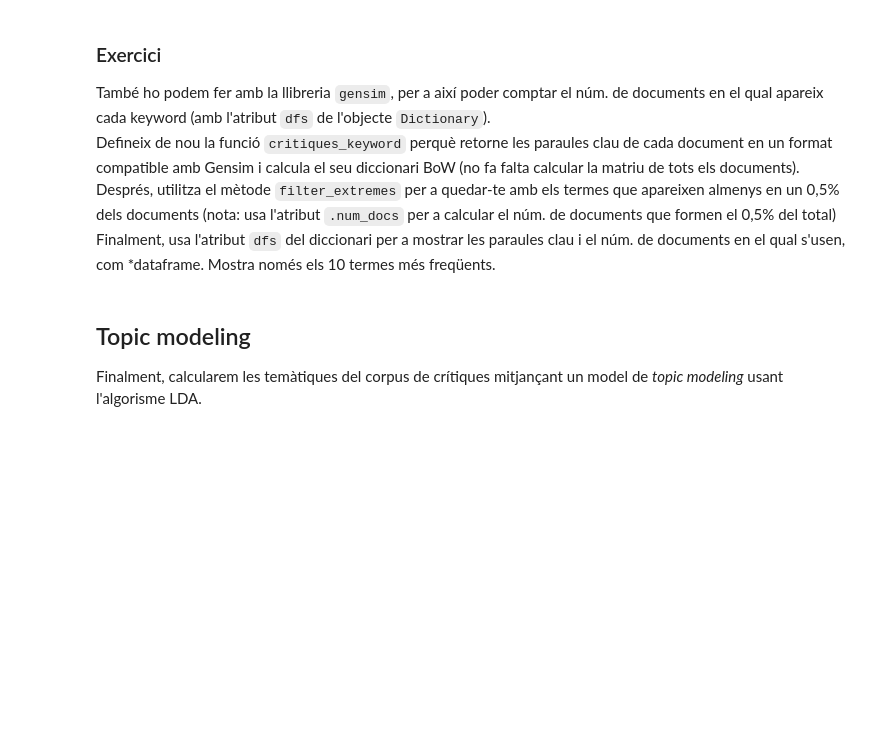
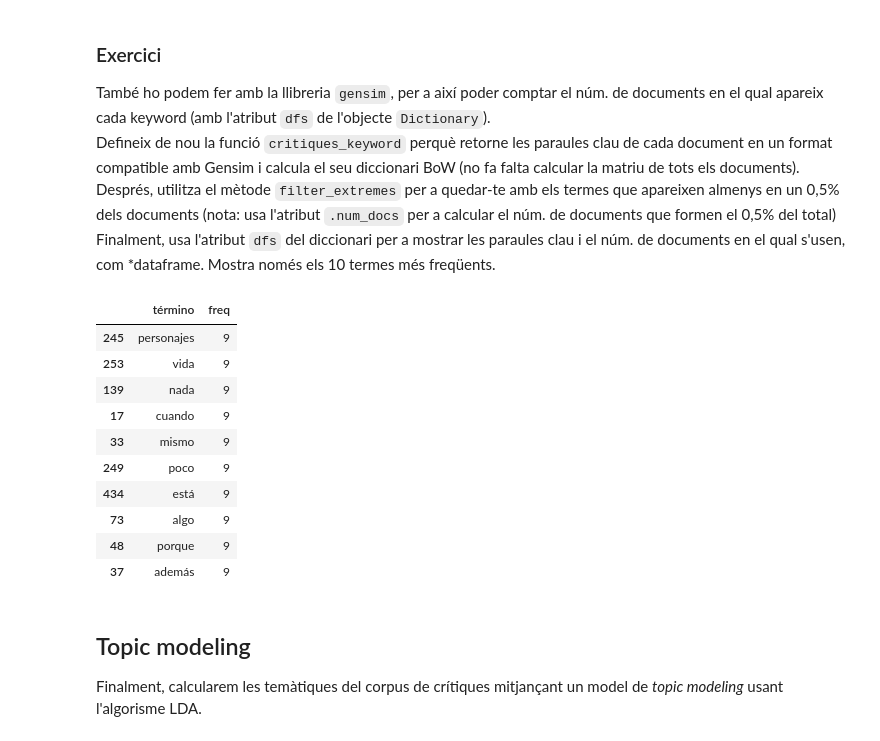
Before and after one commit to DavidSM2/Repo_PLN, a Jupyter notebook: Practicas/Pr6/P6_Extracció informació_VAL.ipynb, the cells around one changed output. Cells and saved outputs as stored; diff of their text form; code cells hidden in the pictures; blank space fills up the shorter version.

```diff
--- a/Practicas/Pr6/P6_Extracció informació_VAL.ipynb
+++ b/Practicas/Pr6/P6_Extracció informació_VAL.ipynb
@@ -163,7 +196,53 @@ Defineix de nou la funció `critiques_keyword` perquè retorne les paraules clau
 Després, utilitza el mètode `filter_extremes` per a quedar-te amb els termes que apareixen almenys en un 0,5% dels documents (nota: usa l'atribut `.num_docs` per a calcular el núm. de documents que formen el 0,5% del total)\
 Finalment, usa l'atribut `dfs` del diccionari per a mostrar les paraules clau i el núm. de documents en el qual s'usen, com *dataframe. Mostra només els 10 termes més freqüents.
 # %%
+from gensim.corpora import Dictionary
+
 #COMPLETAR
+def criticas_keyword(folder):
+    #COMPLETAR
+    array_tokens = []
+    corpus = parse_folder(folder)
+    for i in range(1,20): #Para que no los recorra todos
+        tokens = nlp(next(corpus)[2])
+        filtered_tokens = [t.lower_ for t in tokens if
+                       len(t.text)>3 and
+                       not t.is_punct] #Limpiamos un poco el texto
+        array_tokens.append(list(filtered_tokens))
+
+    return array_tokens #devolvemos los tokens como generaciones.
+
+genTokens = criticas_keyword('criticas/train/')
+dic = Dictionary(genTokens)
+num_doc_min = dic.num_docs * 0.005
+dic.filter_extremes(no_below = num_doc_min)
+mapped_corpus = list(map(dic.doc2bow, tokenized_corpus))
+
+#Contamos los terminos y la frecuencia
+terminos = []
+freq = []
+for i in dic.dfs:
+    terminos.append(dic[i])
+    freq.append(dic.dfs[i])
+
+#Generamos el dataframe y lo ordenamos, viendo los 10 primeros
+dataFrame = pd.DataFrame({'término':terminos, 'freq':freq})
+sortedDataFrame = dataFrame.sort_values(by='freq', ascending=False)
+
+top_10 = sortedDataFrame.head(10)
+top_10
+# %% [output]
+|  | término | freq |
+| 245 | personajes | 9 |
+| 253 | vida | 9 |
+| 139 | nada | 9 |
+| 17 | cuando | 9 |
+| 33 | mismo | 9 |
+| 249 | poco | 9 |
+| 434 | está | 9 |
+| 73 | algo | 9 |
+| 48 | porque | 9 |
+| 37 | además | 9 |
 # %% [markdown]
 ## Topic modeling
 Finalment, calcularem les temàtiques del corpus de crítiques mitjançant un model de *topic modeling* usant l'algorisme LDA.
```
Also changed, not shown: parts of 15 cells of this notebook, 3 other files.
